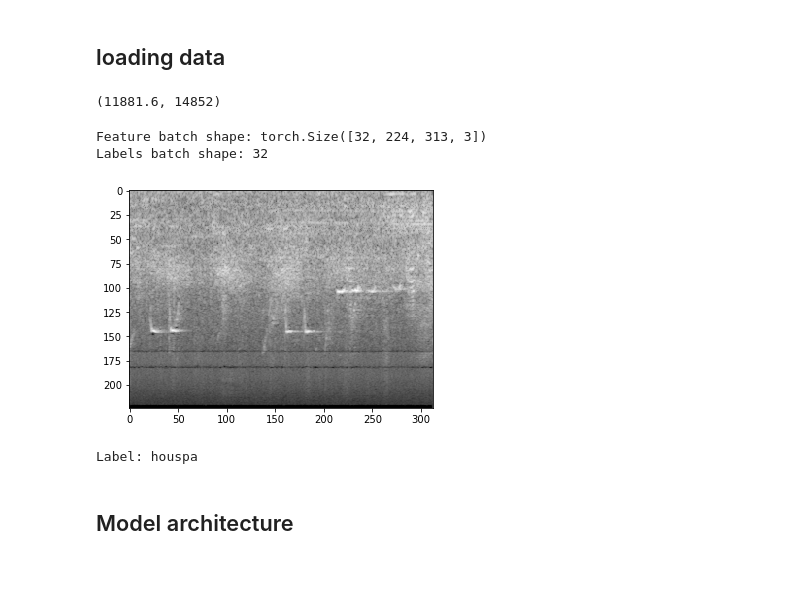
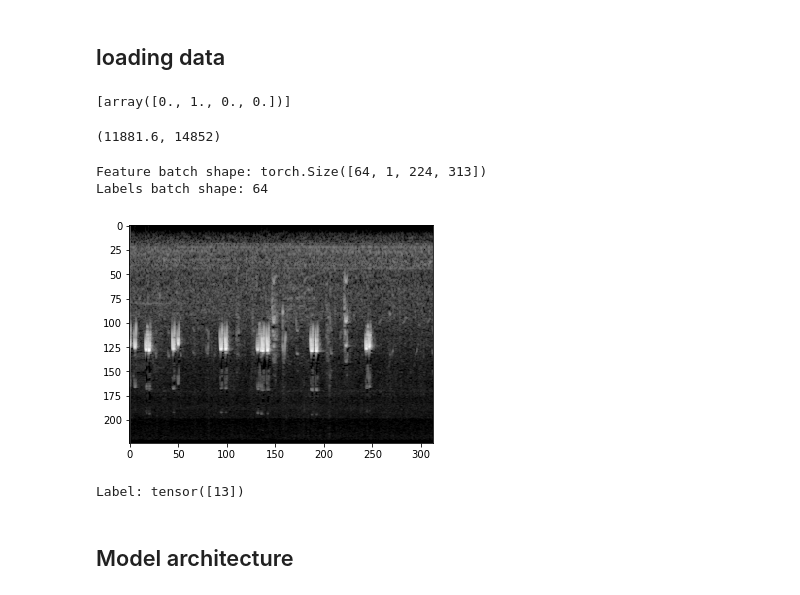
Before and after one commit to KilianFt/birdclef, a Jupyter notebook: birdclef-2022.ipynb, the cells around one changed output. Cells and saved outputs as stored; diff of their text form; code cells hidden in the pictures.

```diff
--- a/birdclef-2022.ipynb
+++ b/birdclef-2022.ipynb
@@ -15,7 +14,7 @@ https://towardsdatascience.com/implementing-visualttransformer-in-pytorch-184f9f
 # annotation_file = Path("./birdclef-2022/train_metadata.csv")
 annotation_file = Path("./train_folds.csv")
 
-data_dir = Path("./birdclef-2022/spectograms/")
+data_dir = Path("./birdclef-2022/spectograms_v2/")
 
 dataframe = pd.read_csv(annotation_file)
 dataframe.head()
@@ -41,18 +40,47 @@ class CustomDataset(Dataset):
 
     def __getitem__(self, idx):
         img_path = data_dir / (self.labels.iloc[idx].filename[:-4] + ".npy")
-        spect = np.load(img_path).swapaxes(0,1).swapaxes(1,2)
+        spect = np.load(img_path)
         label = self.labels.iloc[idx].primary_label
         if self.transform:
             spect = self.transform(spect)
+            # spect.transpose_(0, 2).transpose_(0, 1)
         if self.target_transform:
-            label = self.target_transform(label)
+            label = self.target_transform([label])
         return spect, label
+# %%
+class OneHotEncoder():
+  def __init__(self, classes):
+    self.num_classes = len(classes)
+    self.classes = {}
+    for i, c in enumerate(classes):
+      self.classes[c] = i
+
+  def transform(self, vals):
+    xs = []
+    for val in vals:
+      x = np.zeros(self.num_classes)
+      x[self.classes[val]] = 1
+      xs.append(x)
+    return xs
+
+classes = list("abcd")
+encoder = OneHotEncoder(classes)
+encoder.transform("b")
+# %% [output]
+[array([0., 1., 0., 0.])]
 # %%
+from sklearn.preprocessing import LabelEncoder
+
+classes = dataframe.primary_label.unique()
+le = LabelEncoder()
+le.fit(classes)
+
 dataset = CustomDataset(
     annotations_file = annotation_file,
     data_dir = data_dir,
     transform = transforms.ToTensor(),
+    target_transform = le.transform
 )
 # %%
 len(dataset) * 0.8, len(dataset)
@@ -60,22 +88,24 @@ len(dataset) * 0.8, len(dataset)
 (11881.6, 14852)
 # %%
 train_set, val_set = torch.utils.data.random_split(dataset, [11881, 2971], generator=torch.Generator().manual_seed(42))
-train_dataloader = DataLoader(train_set, batch_size=32)
-val_dataloader = DataLoader(val_set, batch_size=32)
+train_dataloader = DataLoader(train_set, batch_size=64)
+val_dataloader = DataLoader(val_set, batch_size=64)
 # %%
 train_features, train_labels = next(iter(train_dataloader))
+# train_features.squeeze_().swapaxes_(0, 1).swapaxes_(0, 2)
 print(f"Feature batch shape: {train_features.size()}")
 print(f"Labels batch shape: {len(train_labels)}")
-img = train_features[8].squeeze()
-label = train_labels[8]
+idx = 30
+img = train_features[idx].squeeze()
+label = train_labels[idx]
 plt.imshow(img, cmap="gray")
 plt.show()
 print(f"Label: {label}")
 # %% [output]
-Feature batch shape: torch.Size([32, 224, 313, 3])
-Labels batch shape: 32
+Feature batch shape: torch.Size([64, 1, 224, 313])
+Labels batch shape: 64
-[figure, old version]
+[figure, new version]
-Label: houspa
+Label: tensor([13])
 # %% [markdown]
 ## Model architecture
 # %%
```
Also changed, not shown: parts of 9 cells of this notebook, 1 other file.
